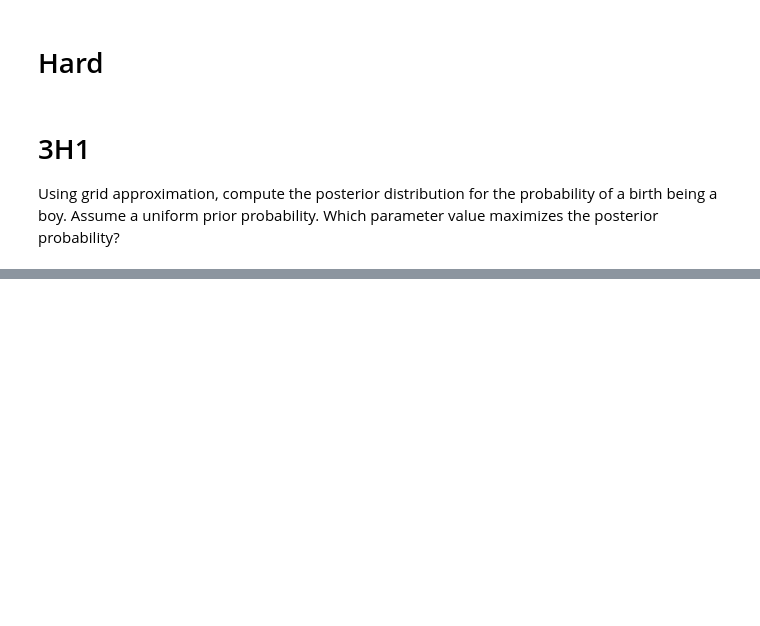
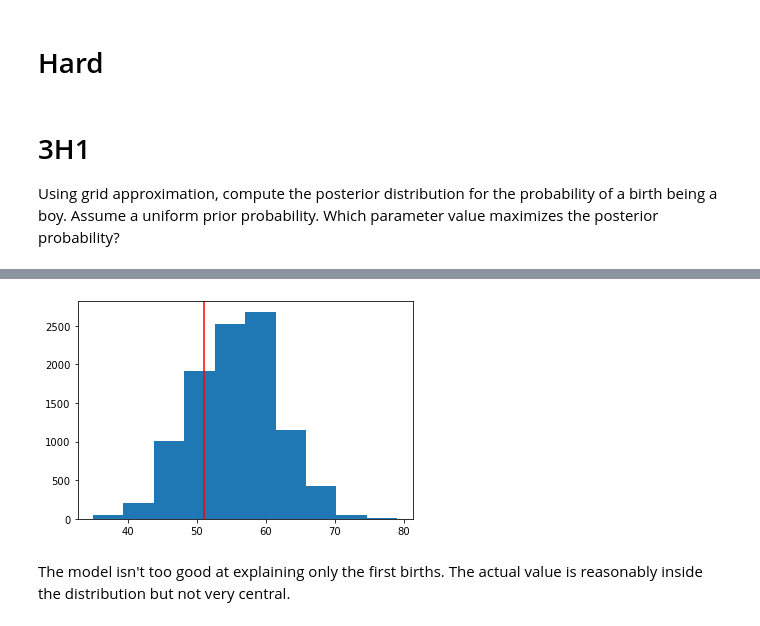
Before and after one commit to nicolagp/bayes, a Jupyter notebook: statistical_rethinking/chapter3.ipynb, the cells around one changed output, grey strips where cells are left out. Saved outputs shown, nothing was run; the diff lists cells and outputs as text; code cells hidden in the pictures; blank space fills up the shorter version.

```diff
--- a/statistical_rethinking/chapter3.ipynb
+++ b/statistical_rethinking/chapter3.ipynb
@@ -284,0 +341,18 @@ def posterior(seq, points, plot=True):
+# %%
+# pyro distribution
+d = pyro.distributions.Categorical(torch.tensor(post))
+# sample
+ps = [grid[d.sample().item()] for i in range(10000)]
+
+samples = []
+for p in ps:
+    samples.append(int(torch.distributions.Binomial(100, p).sample()))
+# %%
+fig, ax = plt.subplots(1)
+ax.hist(samples, bins=10)
+ax.axvline(sum(birth1), color="red")
+plt.show()
+# %% [output]
+[figure, added]
+# %% [markdown]
+The model isn't too good at explaining only the first births. The actual value is reasonably inside the distribution but not very central.
```
Also changed, not shown: parts of 27 cells of this notebook, 1 other file.
